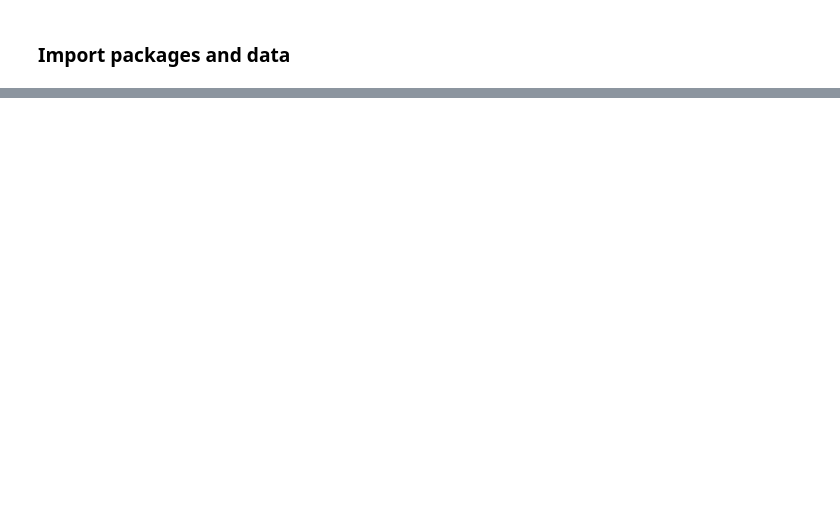
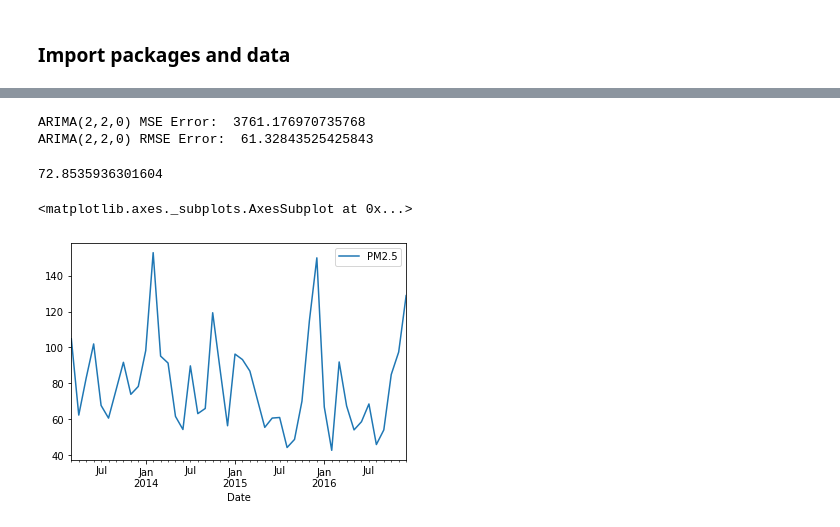
Before and after one commit to dolcikey/TimeSeriesForecasting_BeijingAirQuality, a Jupyter notebook: 03_Modeling.ipynb, the cells around one changed output, grey strips where cells are left out. Drawn from its saved outputs; the diff is of its cells as text; code cells hidden in the pictures; blank space fills up the shorter version.

```diff
--- a/03_Modeling.ipynb
+++ b/03_Modeling.ipynb
@@ -85,0 +147,25 @@ print(model_fit.summary())
+# %%
+from sklearn.metrics import mean_squared_error
+
+error = mean_squared_error(test['PM2.5'], predictions_PM)
+print(f'ARIMA(2,2,0) MSE Error: {error:18}')
+
+from statsmodels.tools.eval_measures import rmse
+
+error = rmse(test['PM2.5'], predictions_PM)
+print(f'ARIMA(2,2,0) RMSE Error: {error:18}')
+# %% [output]
+ARIMA(2,2,0) MSE Error:  3761.176970735768
+ARIMA(2,2,0) RMSE Error:  61.32843525425843
+# %%
+test['PM2.5'].mean()
+# %% [output]
+72.8535936301604
+# %%
+df = pd.read_pickle('PKL/full.pkl')
+# %%
+fig, ax = plt.subplots()
+df.resample('M').mean().plot()
+# %% [output]
+<matplotlib.axes._subplots.AxesSubplot at 0x...>
+[figure, added]
```
Also changed, not shown: parts of 13 cells of this notebook, 11 other files.
